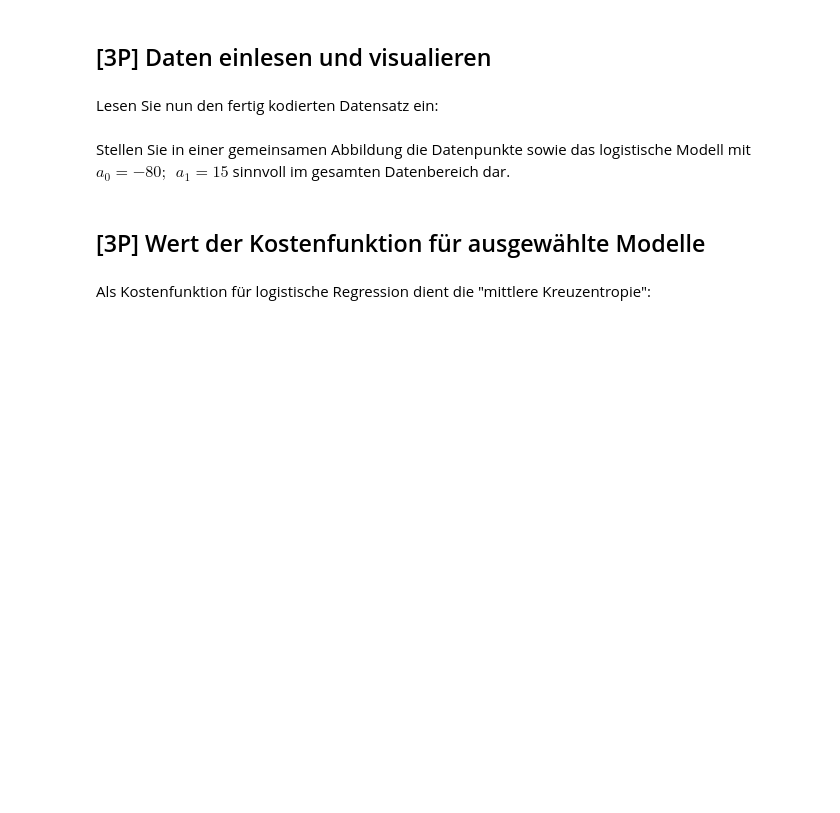
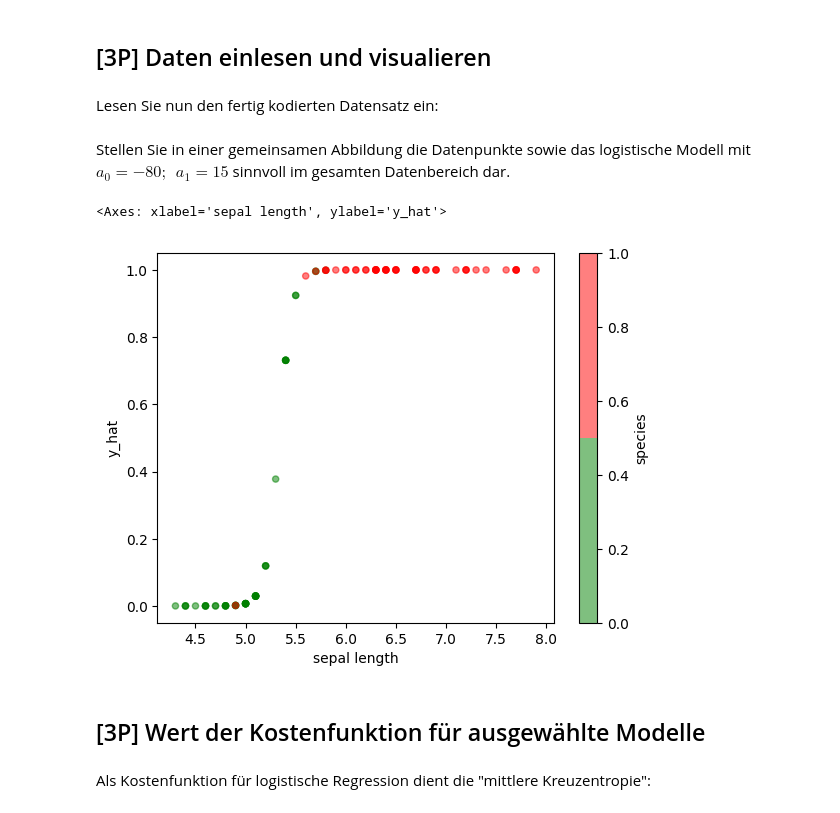
Before and after one commit to TimJoest/Datascience_2, a Jupyter notebook: MNM/Hausaufgaben/5_models/Logistisches_Modell.ipynb, the cells around one changed output. Cells and saved outputs as stored; diff of their text form; code cells hidden in the pictures; blank space fills up the shorter version.

```diff
--- a/MNM/Hausaufgaben/5_models/Logistisches_Modell.ipynb
+++ b/MNM/Hausaufgaben/5_models/Logistisches_Modell.ipynb
@@ -69,7 +122,14 @@ coded_df_iris = pd.read_csv('coded_df_iris.csv')
 # %% [markdown]
 Stellen Sie in einer gemeinsamen Abbildung die Datenpunkte sowie das logistische Modell mit $a_0 = -80;~~a_1 = 15$ sinnvoll im gesamten Datenbereich dar.
 # %%
-...
+from matplotlib.colors import ListedColormap as LCM
+
+coded_df_iris['y_hat'] = logistic_model(coded_df_iris['sepal length'], a_0=-80, a_1=15)
+
+coded_df_iris.plot.scatter(x='sepal length', y='y_hat', c='species', colormap=LCM(['green', 'red']), alpha=0.5)
+# %% [output]
+<Axes: xlabel='sepal length', ylabel='y_hat'>
+[figure, added]
 # %% [markdown]
 ## [3P] Wert der Kostenfunktion für ausgewählte Modelle
 # %% [markdown]
```
Also changed, not shown: parts of 6 cells of this notebook, 2 other files.
